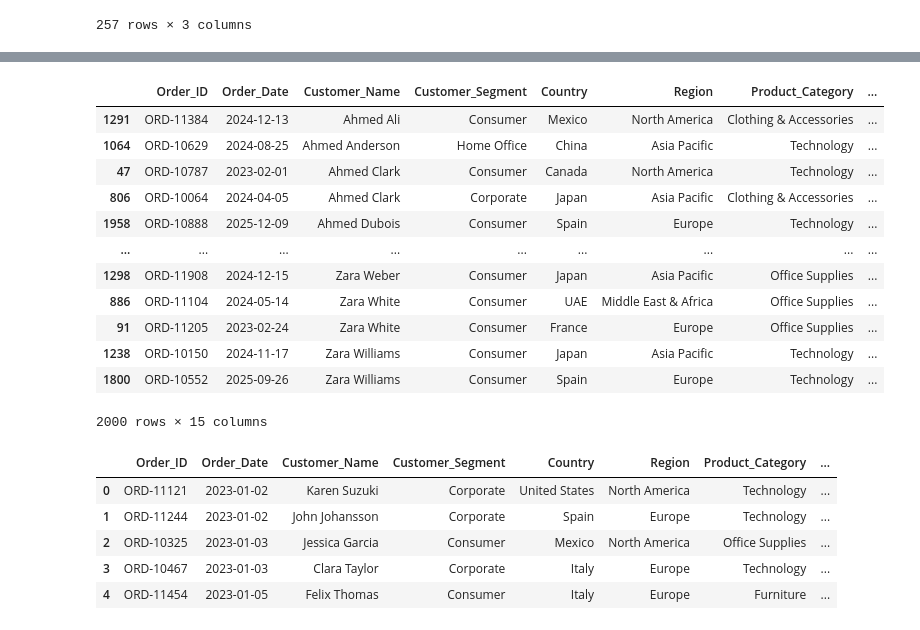
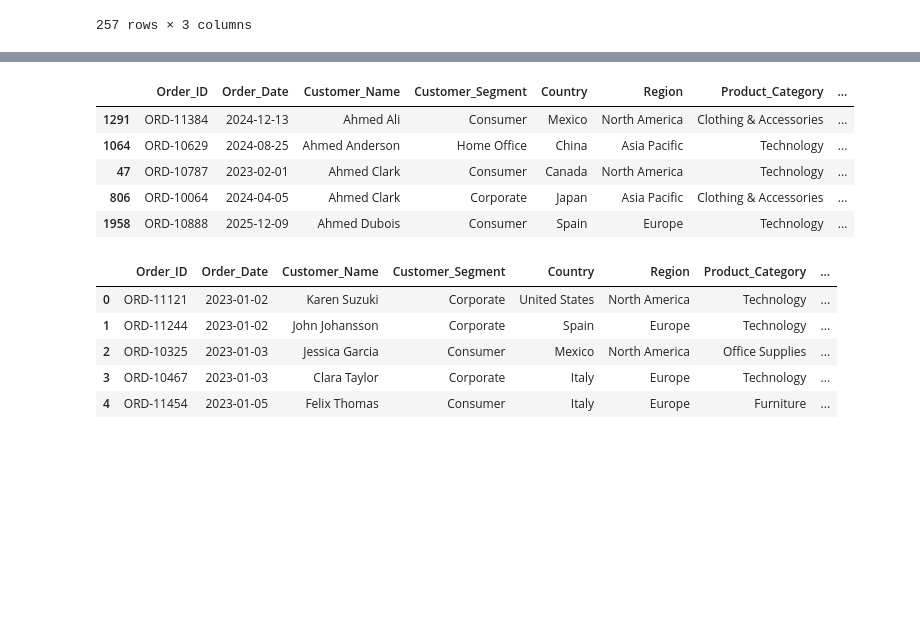
Before and after one commit to KiruthigaSidharthan/Global_Ecommerce_Sales_Analysis, a Jupyter notebook: Notebooks/Ecommerce_Analysis.ipynb, the cells around one changed output, grey strips where cells are left out. Drawn from its saved outputs; the diff is of its cells as text; code cells hidden in the pictures; blank space fills up the shorter version.

```diff
--- a/Notebooks/Ecommerce_Analysis.ipynb
+++ b/Notebooks/Ecommerce_Analysis.ipynb
@@ -97,19 +86,12 @@ ecommerce_df.loc[df].iloc[:, 0:3]
 # %%
-ecommerce_df.sort_values(by='Customer_Name', ascending=True)
+ecommerce_df.sort_values(by='Customer_Name', ascending=True).head()
 # %% [output]
 |  | Order_ID | Order_Date | Customer_Name | Customer_Segment | Country | Region | Product_Category | ... |
 | 1291 | ORD-11384 | 2024-12-13 | Ahmed Ali | Consumer | Mexico | North America | Clothing & Accessories | ... |
 | 1064 | ORD-10629 | 2024-08-25 | Ahmed Anderson | Home Office | China | Asia Pacific | Technology | ... |
 | 47 | ORD-10787 | 2023-02-01 | Ahmed Clark | Consumer | Canada | North America | Technology | ... |
 | 806 | ORD-10064 | 2024-04-05 | Ahmed Clark | Corporate | Japan | Asia Pacific | Clothing & Accessories | ... |
 | 1958 | ORD-10888 | 2025-12-09 | Ahmed Dubois | Consumer | Spain | Europe | Technology | ... |
-| ... | ... | ... | ... | ... | ... | ... | ... | ... |
-| 1298 | ORD-11908 | 2024-12-15 | Zara Weber | Consumer | Japan | Asia Pacific | Office Supplies | ... |
-| 886 | ORD-11104 | 2024-05-14 | Zara White | Consumer | UAE | Middle East & Africa | Office Supplies | ... |
-| 91 | ORD-11205 | 2023-02-24 | Zara White | Consumer | France | Europe | Office Supplies | ... |
-| 1238 | ORD-10150 | 2024-11-17 | Zara Williams | Consumer | Japan | Asia Pacific | Technology | ... |
-| 1800 | ORD-10552 | 2025-09-26 | Zara Williams | Consumer | Spain | Europe | Technology | ... |
-2000 rows × 15 columns
 # %%
 ecommerce_df.rename(columns={
     "Total_Sales": "Sales"
```
Also changed, not shown: parts of 12 cells of this notebook, 3 other files.
